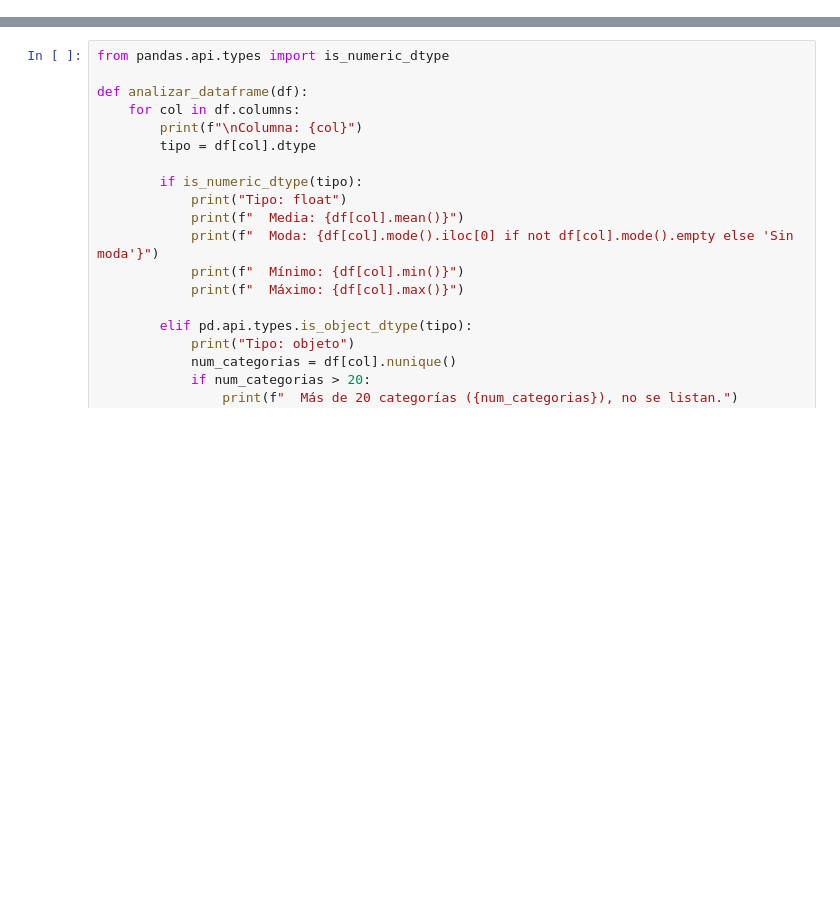
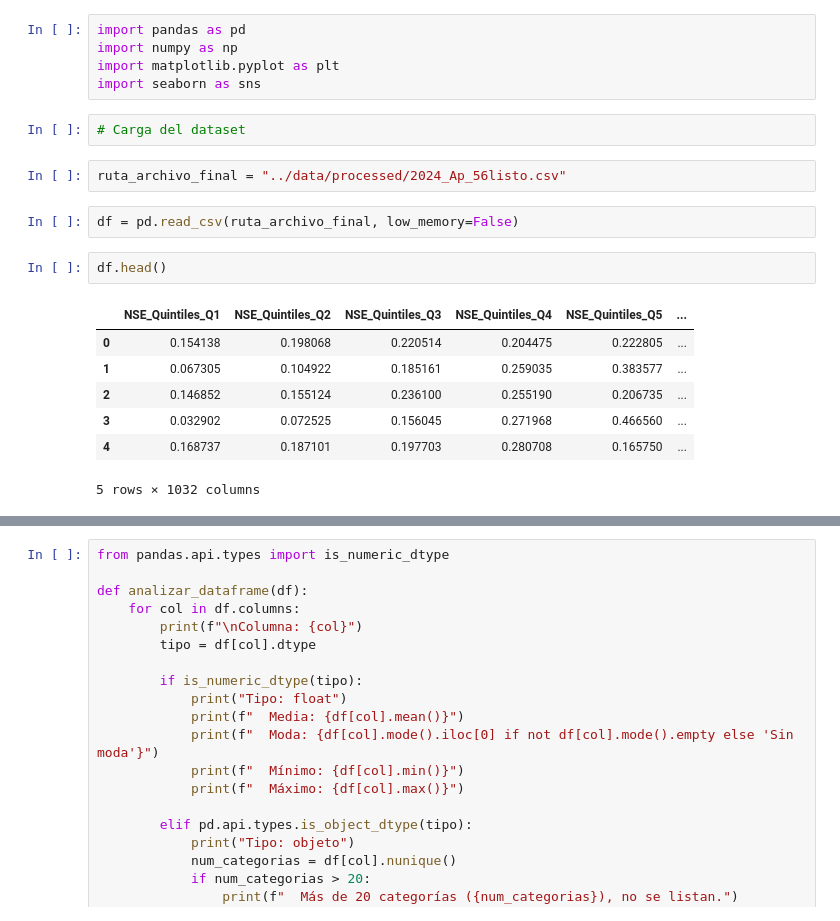
Before and after one commit to Juanchumu/Aprender2016-2024, a Jupyter notebook: notebooks/Exploracion_juan.ipynb, the cells around one changed output, grey strips where cells are left out. Drawn from its saved outputs; the diff is of its cells as text; blank space fills up the shorter version.

```diff
--- a/notebooks/Exploracion_juan.ipynb
+++ b/notebooks/Exploracion_juan.ipynb
@@ -0,0 +9,21 @@
+# %%
+import pandas as pd
+import numpy as np
+import matplotlib.pyplot as plt
+import seaborn as sns
+# %%
+# Carga del dataset
+# %%
+ruta_archivo_final = "../data/processed/2024_Ap_56listo.csv"
+# %%
+df = pd.read_csv(ruta_archivo_final, low_memory=False)
+# %%
+df.head()
+# %% [output]
+|  | NSE_Quintiles_Q1 | NSE_Quintiles_Q2 | NSE_Quintiles_Q3 | NSE_Quintiles_Q4 | NSE_Quintiles_Q5 | ... |
+| 0 | 0.154138 | 0.198068 | 0.220514 | 0.204475 | 0.222805 | ... |
+| 1 | 0.067305 | 0.104922 | 0.185161 | 0.259035 | 0.383577 | ... |
+| 2 | 0.146852 | 0.155124 | 0.236100 | 0.255190 | 0.206735 | ... |
+| 3 | 0.032902 | 0.072525 | 0.156045 | 0.271968 | 0.466560 | ... |
+| 4 | 0.168737 | 0.187101 | 0.197703 | 0.280708 | 0.165750 | ... |
+5 rows × 1032 columns
```
Also changed, not shown: parts of 17 cells of this notebook, 1 other file.
